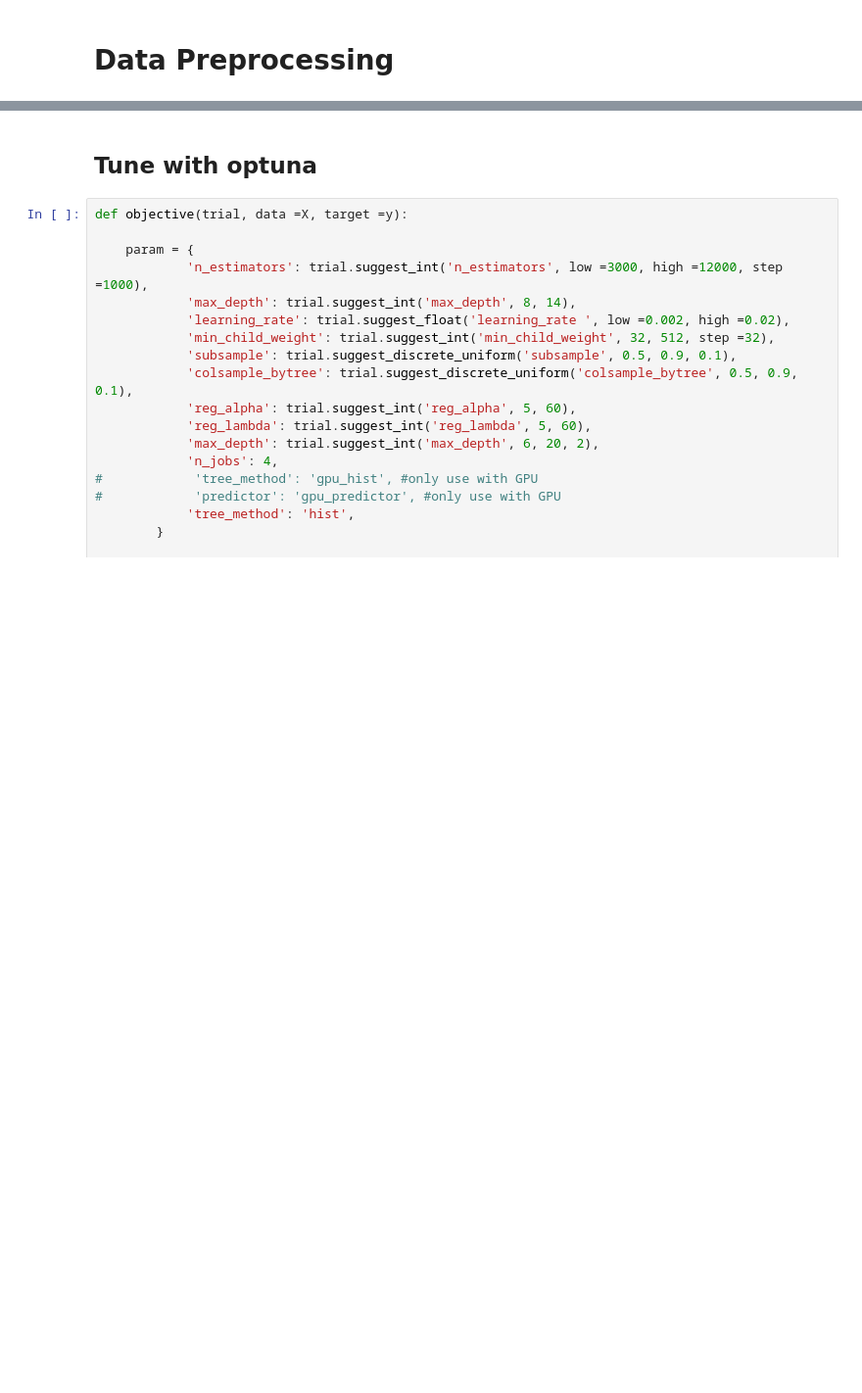
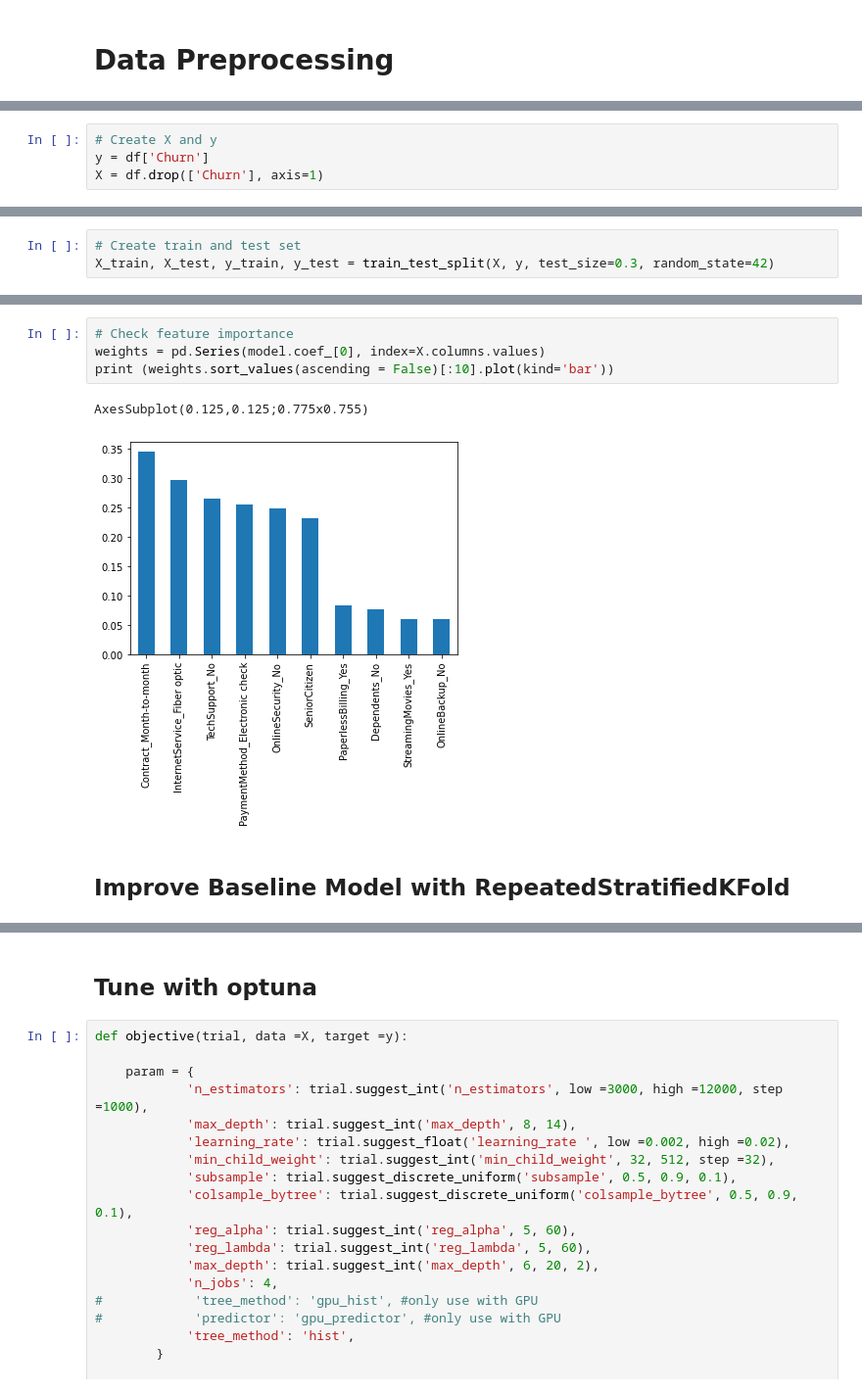
Before and after one commit to brianmai/Customer-Churn-Prediction, a Jupyter notebook: Regression_Customer_Churn_Prediction.ipynb, the cells around one changed output, grey strips where cells are left out. Shown at 98% size. Drawn from its saved outputs; the diff is of its cells as text; blank space fills up the shorter version.

```diff
--- a/Regression_Customer_Churn_Prediction.ipynb
+++ b/Regression_Customer_Churn_Prediction.ipynb
@@ -204,0 +127,4 @@ KeyboardInterrupt:
+# %%
+# Create X and y
+y = df['Churn']
+X = df.drop(['Churn'], axis=1)
@@ -204,0 +133,3 @@ KeyboardInterrupt:
+# %%
+# Create train and test set
+X_train, X_test, y_train, y_test = train_test_split(X, y, test_size=0.3, random_state=42)
@@ -204,0 +151,9 @@ KeyboardInterrupt:
+# %%
+# Check feature importance
+weights = pd.Series(model.coef_[0], index=X.columns.values)
+print (weights.sort_values(ascending = False)[:10].plot(kind='bar'))
+# %% [output]
+AxesSubplot(0.125,0.125;0.775x0.755)
+[figure, added]
+# %% [markdown]
+## Improve Baseline Model with RepeatedStratifiedKFold
```
Also changed, not shown: parts of 68 cells of this notebook.
